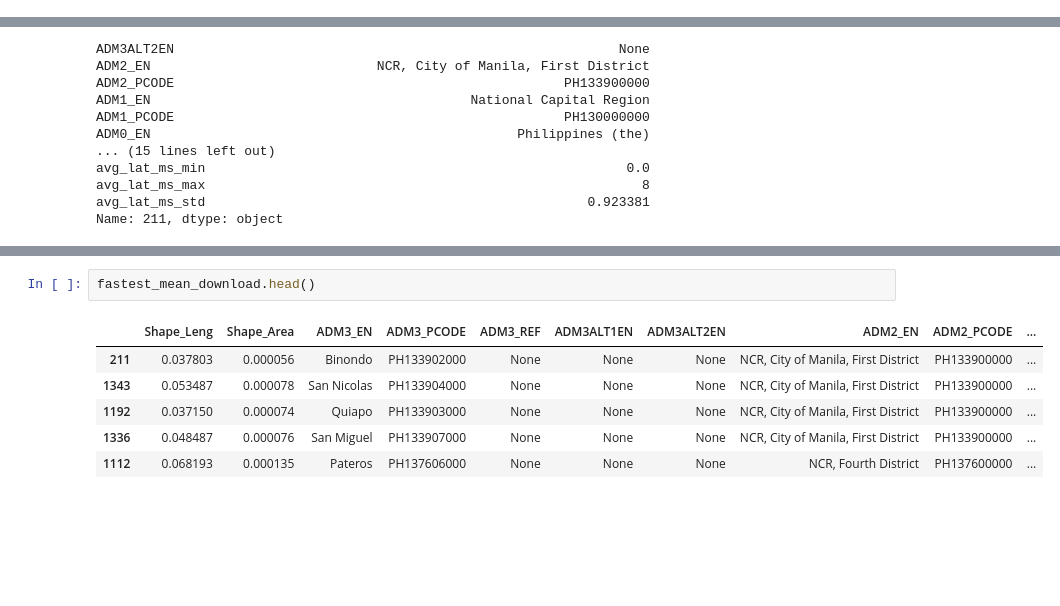
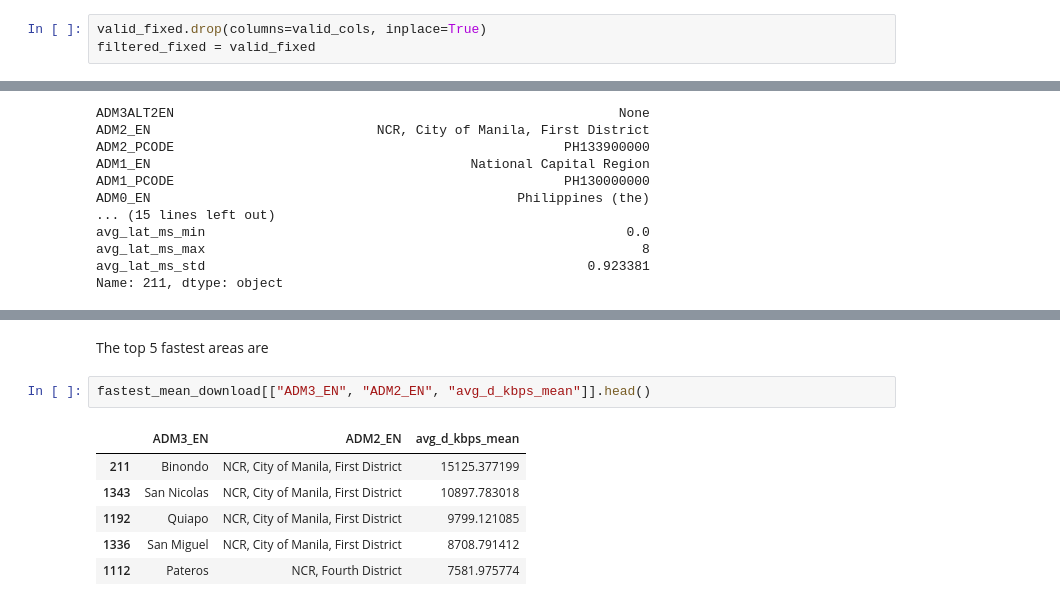
Before and after one commit to thinkingmachines/geowrangler, a Jupyter notebook: notebooks/overview.usecase_ookla.ipynb, the cells around one changed output, grey strips where cells are left out. Cells and saved outputs as stored; diff of their text form; blank space fills up the shorter version.

```diff
--- a/notebooks/overview.usecase_ookla.ipynb
+++ b/notebooks/overview.usecase_ookla.ipynb
@@ -391,0 +448,3 @@ Wall time: 3.06 ms
+# %%
+valid_fixed.drop(columns=valid_cols, inplace=True)
+filtered_fixed = valid_fixed
@@ -554,12 +643,14 @@ avg_lat_ms_min                                                      0.0
 avg_lat_ms_max                                                       29
 avg_lat_ms_std                                                  2.90016
 Name: 1191, dtype: object
+# %% [markdown]
+The top 5 fastest areas are
 # %%
-fastest_mean_download.head()
+fastest_mean_download[["ADM3_EN", "ADM2_EN", "avg_d_kbps_mean"]].head()
 # %% [output]
-|  | Shape_Leng | Shape_Area | ADM3_EN | ADM3_PCODE | ADM3_REF | ADM3ALT1EN | ADM3ALT2EN | ADM2_EN | ADM2_PCODE | ... |
-| 211 | 0.037803 | 0.000056 | Binondo | PH133902000 | None | None | None | NCR, City of Manila, First District | PH133900000 | ... |
-| 1343 | 0.053487 | 0.000078 | San Nicolas | PH133904000 | None | None | None | NCR, City of Manila, First District | PH133900000 | ... |
-| 1192 | 0.037150 | 0.000074 | Quiapo | PH133903000 | None | None | None | NCR, City of Manila, First District | PH133900000 | ... |
-| 1336 | 0.048487 | 0.000076 | San Miguel | PH133907000 | None | None | None | NCR, City of Manila, First District | PH133900000 | ... |
-| 1112 | 0.068193 | 0.000135 | Pateros | PH137606000 | None | None | None | NCR, Fourth District | PH137600000 | ... |
+|  | ADM3_EN | ADM2_EN | avg_d_kbps_mean |
+| 211 | Binondo | NCR, City of Manila, First District | 15125.377199 |
+| 1343 | San Nicolas | NCR, City of Manila, First District | 10897.783018 |
+| 1192 | Quiapo | NCR, City of Manila, First District | 9799.121085 |
+| 1336 | San Miguel | NCR, City of Manila, First District | 8708.791412 |
+| 1112 | Pateros | NCR, Fourth District | 7581.975774 |
```
Also changed, not shown: parts of 82 cells of this notebook, 4 other files.
